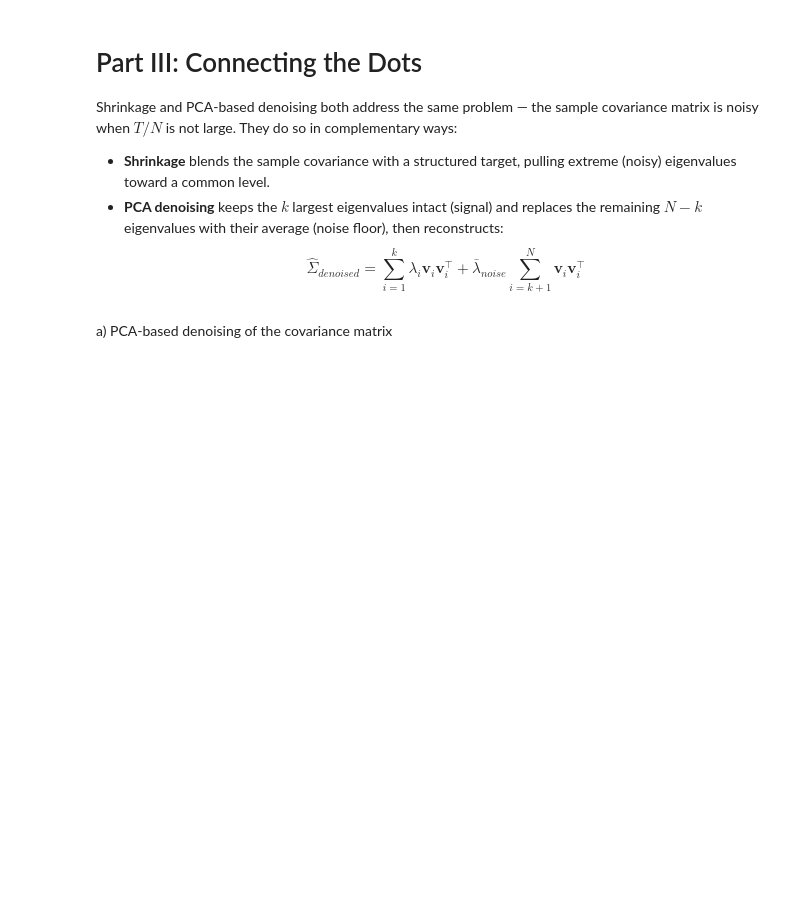
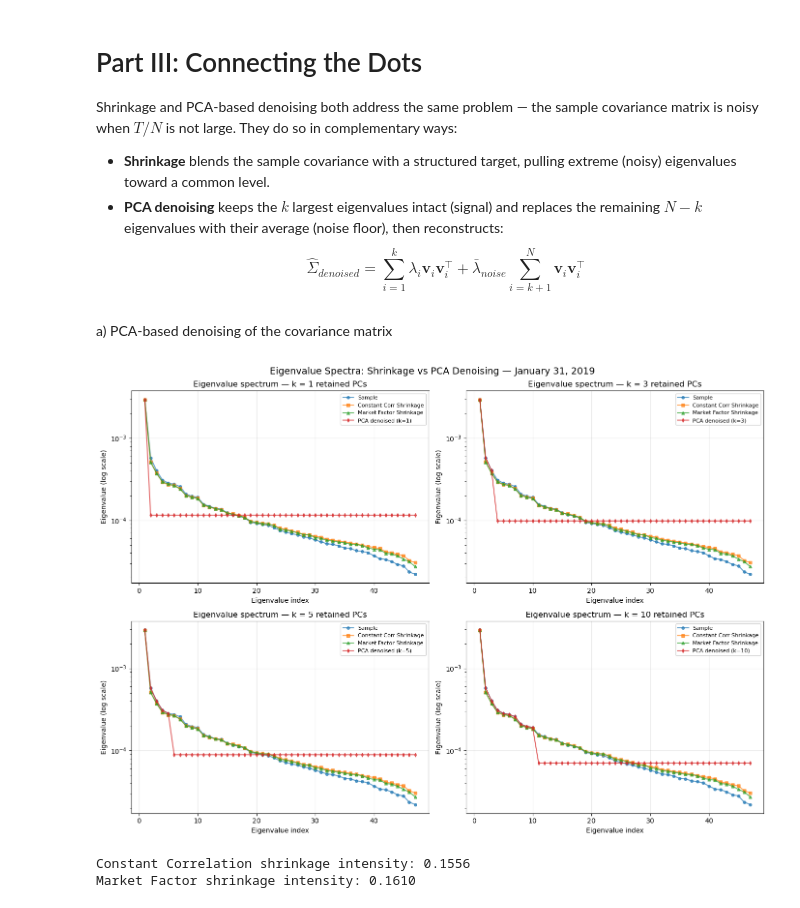
Before and after one commit to giacomocosta0101-png/Assignment_3_Locatelli_Soldati, a Jupyter notebook: ex3_notebook.ipynb, the cells around one changed output. Drawn from its saved outputs; the diff is of its cells as text; code cells hidden in the pictures; blank space fills up the shorter version.

```diff
--- a/ex3_notebook.ipynb
+++ b/ex3_notebook.ipynb
@@ -26,7 +26,7 @@ from utilities.shrinkage import (
 )
 # %%
 # Reading the data
-data_path = Path(".")  # !!! COMPLETE AS APPROPRIATE !!!
+data_path = Path("data")  # !!! COMPLETE AS APPROPRIATE !!!
 
 last_prices = pd.read_csv(
     data_path / "sx5e_underlyings.csv", index_col="Date", parse_dates=True
@@ -855,0 +854,50 @@ a) PCA-based denoising of the covariance matrix
+# %%
+import datetime
+
+ref_date = datetime.date(2019, 1, 31)
+
+# Get sample covariance and shrunk matrices at reference date
+sample_cov = constant_corr_results[ref_date]["sample_cov"].values
+cc_shrunk = constant_corr_results[ref_date]["shrunk_cov"].values
+mf_shrunk = mkt_factor_results[ref_date]["shrunk_cov"].values
+
+# Eigenvalues of sample and shrunk matrices
+eig_sample, _ = principal_component_analysis(sample_cov)
+eig_cc, _ = principal_component_analysis(cc_shrunk)
+eig_mf, _ = principal_component_analysis(mf_shrunk)
+
+# PCA denoising for k in {1, 3, 5, 10}
+k_values = [1, 3, 5, 10]
+
+fig, axes = plt.subplots(2, 2, figsize=(14, 10))
+
+for idx, k in enumerate(k_values):
+    ax = axes[idx // 2, idx % 2]
+
+    denoised_cov, denoised_eig_vals = pca_denoise_covariance(sample_cov, k)
+
+    n = len(eig_sample)
+    x = np.arange(1, n + 1)
+
+    ax.semilogy(x, eig_sample, 'o-', label='Sample', markersize=4, alpha=0.7)
+    ax.semilogy(x, eig_cc, 's-', label='Constant Corr Shrinkage', markersize=4, alpha=0.7)
+    ax.semilogy(x, eig_mf, '^-', label='Market Factor Shrinkage', markersize=4, alpha=0.7)
+    ax.semilogy(x, denoised_eig_vals, 'd-', label=f'PCA denoised (k={k})', markersize=4, alpha=0.7)
+
+    ax.set_xlabel("Eigenvalue index")
+    ax.set_ylabel("Eigenvalue (log scale)")
+    ax.set_title(f"Eigenvalue spectrum — k = {k} retained PCs")
+    ax.legend(fontsize=8)
+    ax.grid(alpha=0.3)
+
+plt.suptitle("Eigenvalue Spectra: Shrinkage vs PCA Denoising — January 31, 2019", fontsize=14)
+plt.tight_layout()
+plt.show()
+
+# Print shrinkage intensities at reference date
+print(f"Constant Correlation shrinkage intensity: {constant_corr_results[ref_date]['intensity']:.4f}")
+print(f"Market Factor shrinkage intensity: {mkt_factor_results[ref_date]['intensity']:.4f}")
+# %% [output]
+[figure, added]
+Constant Correlation shrinkage intensity: 0.1556
+Market Factor shrinkage intensity: 0.1610
```
Also changed, not shown: parts of 1 cell of this notebook.
